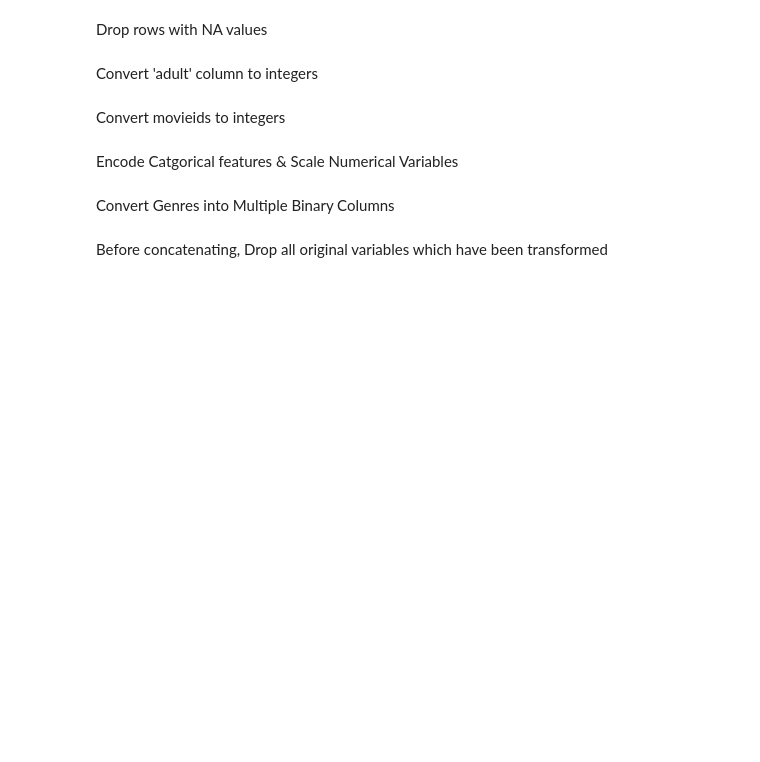
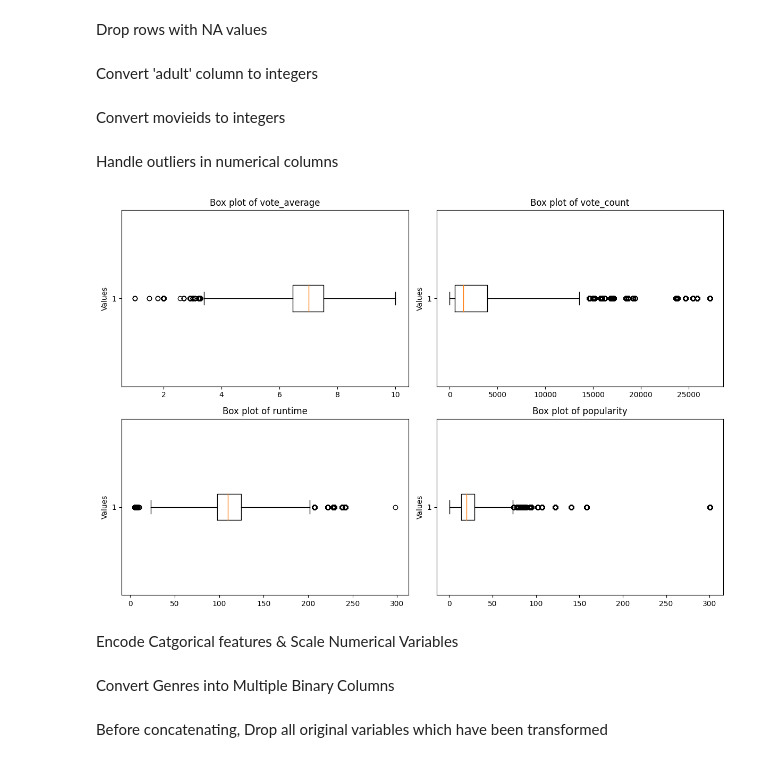
Before and after one commit to kenzverylayz/4222_Project, a Jupyter notebook: deep_learning_hybrid.ipynb, the cells around one changed output. Drawn from its saved outputs; the diff is of its cells as text; code cells hidden in the pictures; blank space fills up the shorter version.

```diff
--- a/deep_learning_hybrid.ipynb
+++ b/deep_learning_hybrid.ipynb
@@ -22,4 +25,4 @@ Drop unnecessary columns
 # %%
 df1 = df.drop(['MovieID', 'Timestamp', 'Title', 'Genres', 'ZipCode', 'Movie_Title',
-               'status', 'backdrop_path', 'homepage', 'imdb_id', 'poster_path', 'production_companies',
-               'production_countries', 'title_year', 'year', 'original_language', "release_date", "original_title", "spoken_languages"], axis=1)
+               'status', 'backdrop_path', 'homepage', 'imdb_id', 'poster_path', 'production_companies',  "overview", "tagline",
+               'production_countries', 'title_year', 'year', 'original_language', "release_date", "original_title", "spoken_languages", "revenue", "budget"], axis=1)
@@ -26,3 +31,9 @@ df1 = df.drop(['MovieID', 'Timestamp', 'Title', 'Genres', 'ZipCode', 'Movie_Titl
+# %%
+# Define Numerical Features
+numerical_features = ['vote_average', 'vote_count', 'runtime', 'popularity'] # Did not consider revenue and budget as there are lots of values which are 0
+
+# Coerce '0' values to NA
+df1[numerical_features] = df1[numerical_features].replace(0, pd.NA)
 # %% [markdown]
 Drop rows with NA values
 # %%
@@ -36,3 +47,21 @@ df1['adult'] = df1['adult'].astype(int)
 Convert movieids to integers
 # %%
 df1['id'] = df1['id'].astype(int)
+# %% [markdown]
+Handle outliers in numerical columns
+# %%
+# Create a box plot for each column
+plt.figure(figsize=(12, 8))  # Set the figure size for better readability
+
+for i, column in enumerate(numerical_features, 1):
+    plt.subplot(2, 2, i)  # This creates a 2x2 grid of subplots
+
+    plt.boxplot(df1[column], whis=3, vert = False)
+    #sns.boxplot(y=df_combined[column])
+    plt.title(f'Box plot of {column}')  # Title for each subplot
+    plt.ylabel('Values')  # Set the y-axis label
+
+plt.tight_layout()
+plt.show()
+# %% [output]
+[figure, added]
```
Also changed, not shown: parts of 32 cells of this notebook.
